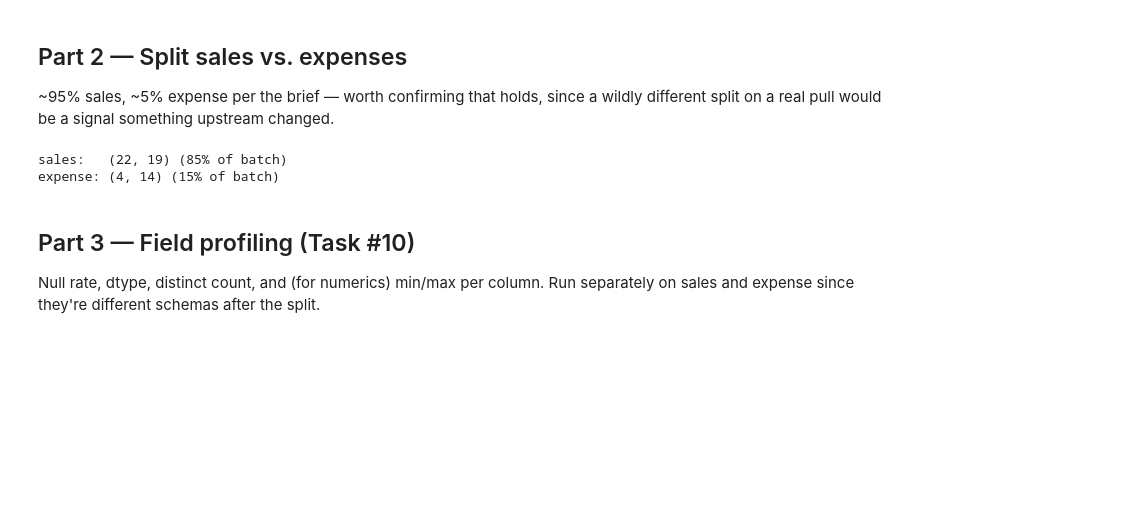
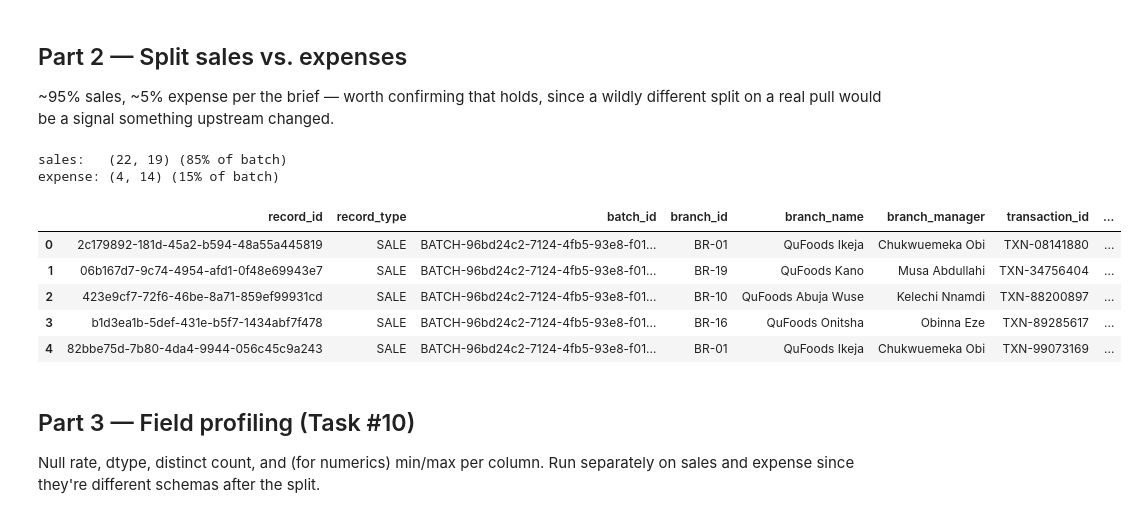
Before and after one commit to adetu-siyan/qufoods, a Jupyter notebook: exploration/notebooks/01_exploration.ipynb, the cells around one changed output. Cells and saved outputs as stored; diff of their text form; code cells hidden in the pictures; blank space fills up the shorter version.

```diff
--- a/exploration/notebooks/01_exploration.ipynb
+++ b/exploration/notebooks/01_exploration.ipynb
@@ -75,6 +75,15 @@ print('expense:', expense_df.shape, f"({len(expense_df)/len(raw_df):.0%} of batc
 # %% [output]
 sales:   (22, 19) (85% of batch)
 expense: (4, 14) (15% of batch)
+# %%
+sales_df.head()
+# %% [output]
+|  | record_id | record_type | batch_id | branch_id | branch_name | branch_manager | transaction_id | ... |
+| 0 | 2c179892-181d-45a2-b594-48a55a445819 | SALE | BATCH-96bd24c2-7124-4fb5-93e8-f01... | BR-01 | QuFoods Ikeja | Chukwuemeka Obi | TXN-08141880 | ... |
+| 1 | 06b167d7-9c74-4954-afd1-0f48e69943e7 | SALE | BATCH-96bd24c2-7124-4fb5-93e8-f01... | BR-19 | QuFoods Kano | Musa Abdullahi | TXN-34756404 | ... |
+| 2 | 423e9cf7-72f6-46be-8a71-859ef99931cd | SALE | BATCH-96bd24c2-7124-4fb5-93e8-f01... | BR-10 | QuFoods Abuja Wuse | Kelechi Nnamdi | TXN-88200897 | ... |
+| 3 | b1d3ea1b-5def-431e-b5f7-1434abf7f478 | SALE | BATCH-96bd24c2-7124-4fb5-93e8-f01... | BR-16 | QuFoods Onitsha | Obinna Eze | TXN-89285617 | ... |
+| 4 | 82bbe75d-7b80-4da4-9944-056c45c9a243 | SALE | BATCH-96bd24c2-7124-4fb5-93e8-f01... | BR-01 | QuFoods Ikeja | Chukwuemeka Obi | TXN-99073169 | ... |
 # %% [markdown]
 ## Part 3 — Field profiling (Task #10)
 
```
Also changed, not shown: parts of 2 cells of this notebook, 1 other file.
